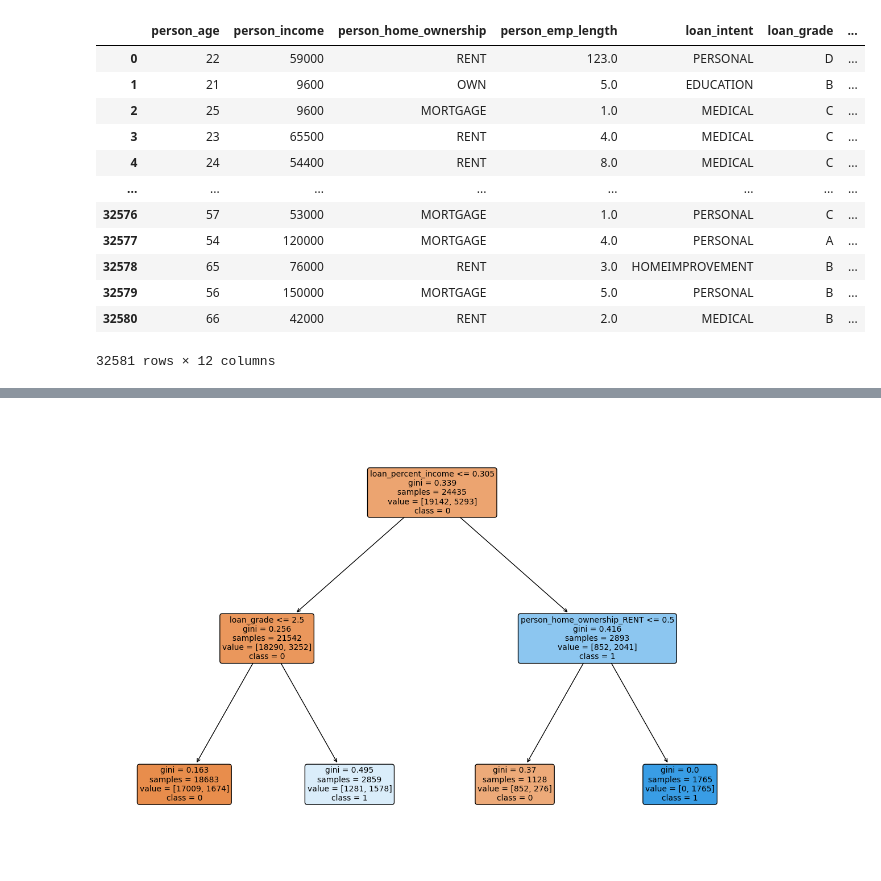
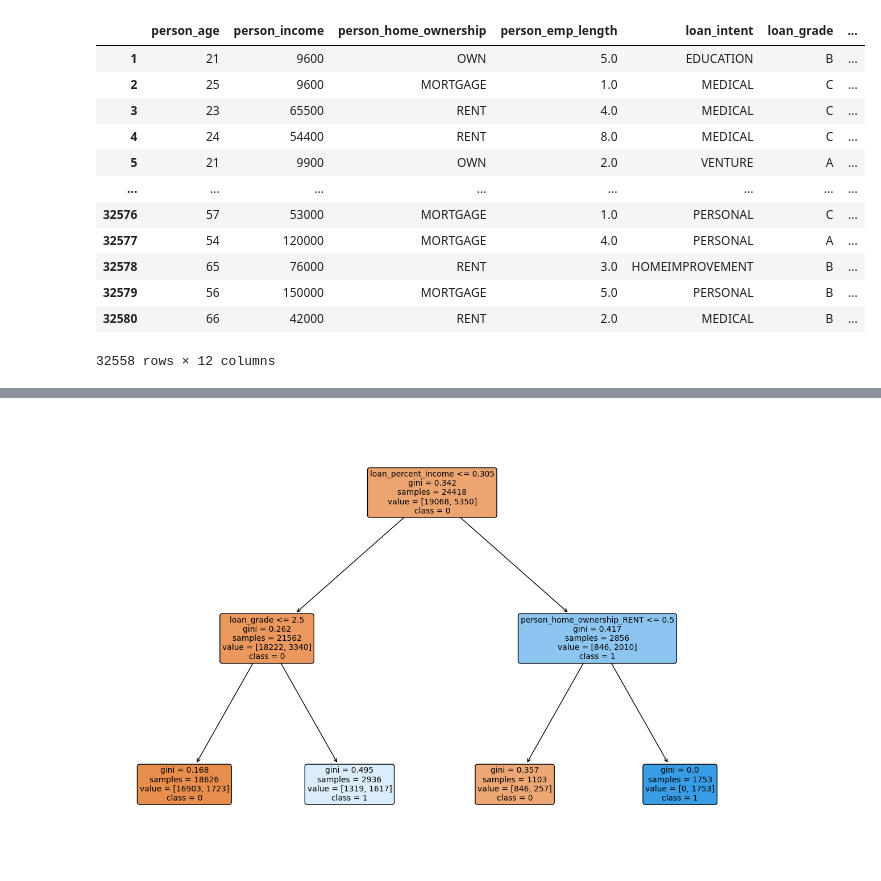
Before and after one commit to nighoge/TechLabsCreditProcess, a Jupyter notebook: RandomForest/RandomforestTill.ipynb, the cells around one changed output, grey strips where cells are left out. Drawn from its saved outputs; the diff is of its cells as text; code cells hidden in the pictures.

```diff
--- a/RandomForest/RandomforestTill.ipynb
+++ b/RandomForest/RandomforestTill.ipynb
@@ -9,22 +8,27 @@ import re
 from sklearn.ensemble import RandomForestClassifier
 from sklearn.metrics import mean_absolute_error
-# %%
-df = pd.read_csv('../credit_risk_dataset.csv')
-display(df)
-# %% [output]
-|  | person_age | person_income | person_home_ownership | person_emp_length | loan_intent | loan_grade | ... |
-| 0 | 22 | 59000 | RENT | 123.0 | PERSONAL | D | ... |
-| 1 | 21 | 9600 | OWN | 5.0 | EDUCATION | B | ... |
-| 2 | 25 | 9600 | MORTGAGE | 1.0 | MEDICAL | C | ... |
-| 3 | 23 | 65500 | RENT | 4.0 | MEDICAL | C | ... |
-| 4 | 24 | 54400 | RENT | 8.0 | MEDICAL | C | ... |
-| ... | ... | ... | ... | ... | ... | ... | ... |
-| 32576 | 57 | 53000 | MORTGAGE | 1.0 | PERSONAL | C | ... |
-| 32577 | 54 | 120000 | MORTGAGE | 4.0 | PERSONAL | A | ... |
-| 32578 | 65 | 76000 | RENT | 3.0 | HOMEIMPROVEMENT | B | ... |
-| 32579 | 56 | 150000 | MORTGAGE | 5.0 | PERSONAL | B | ... |
-| 32580 | 66 | 42000 | RENT | 2.0 | MEDICAL | B | ... |
-32581 rows × 12 columns
+# %%
+df = pd.read_csv('../credit_risk_dataset.csv')
+df = df.fillna(0)
+df = df[df['person_emp_length'] < 60]
+df = df[df['person_age'] < 71]
+df = df[df['person_income'] < 1000001]
+
+display(df)
+# %% [output]
+|  | person_age | person_income | person_home_ownership | person_emp_length | loan_intent | loan_grade | ... |
+| 1 | 21 | 9600 | OWN | 5.0 | EDUCATION | B | ... |
+| 2 | 25 | 9600 | MORTGAGE | 1.0 | MEDICAL | C | ... |
+| 3 | 23 | 65500 | RENT | 4.0 | MEDICAL | C | ... |
+| 4 | 24 | 54400 | RENT | 8.0 | MEDICAL | C | ... |
+| 5 | 21 | 9900 | OWN | 2.0 | VENTURE | A | ... |
+| ... | ... | ... | ... | ... | ... | ... | ... |
+| 32576 | 57 | 53000 | MORTGAGE | 1.0 | PERSONAL | C | ... |
+| 32577 | 54 | 120000 | MORTGAGE | 4.0 | PERSONAL | A | ... |
+| 32578 | 65 | 76000 | RENT | 3.0 | HOMEIMPROVEMENT | B | ... |
+| 32579 | 56 | 150000 | MORTGAGE | 5.0 | PERSONAL | B | ... |
+| 32580 | 66 | 42000 | RENT | 2.0 | MEDICAL | B | ... |
+32558 rows × 12 columns
 # %%
 categorical_cols = ['person_home_ownership', 'loan_intent']
 continuous_cols = ['person_age', 'person_income', 'person_emp_length', 'loan_amnt', 'loan_int_rate', 'loan_percent_income', 'cb_person_cred_hist_length']
```
Also changed, not shown: parts of 5 cells of this notebook, 2 other files.
